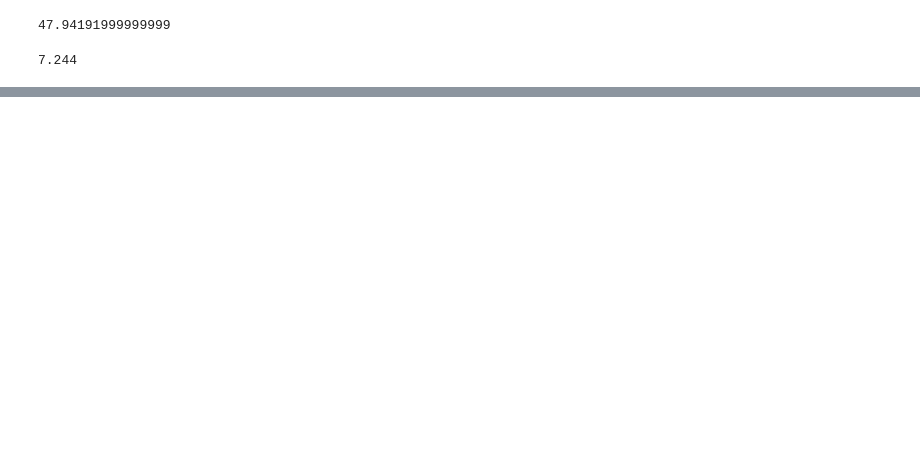
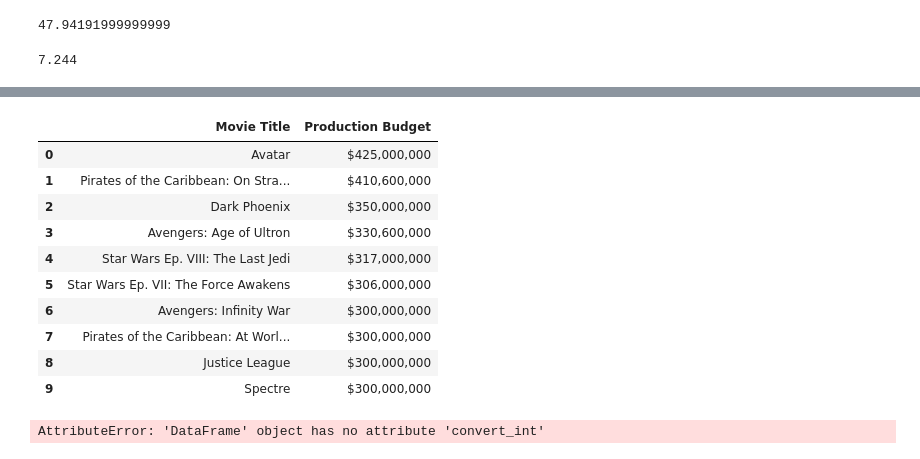
Before and after one commit to kagada01/dsc-mod-1-project-v2-1-online-ds-sp-000, a Jupyter notebook: student.ipynb, the cells around one changed output, grey strips where cells are left out. Cells and saved outputs as stored; diff of their text form; code cells hidden in the pictures; blank space fills up the shorter version.

```diff
--- a/student.ipynb
+++ b/student.ipynb
@@ -195,18 +207,41 @@ Text(0, 0.5, 'Grand Total Gross (Billions)')
 # %%
 #Visualization 3 -  "tn.movie_budgets.csv"
-#Lucrative Films are Also Expensive
+#Question 3: What are the most expensive movies to make?
 
 #Convert CSV file to DataFrame object and orient myself with the data
-df2 = pd.read_csv('/Users/DanKagan/Development/Flatiron_Assignments/online_datascience/mod_1/mod1_project/dsc-mod-1-project-v2-1-online-ds-sp-000/zippedData/bom.movie_gross.csv')
+df3 = pd.read_csv('/Users/DanKagan/Development/Flatiron_Assignments/online_datascience/mod_1/mod1_project/dsc-mod-1-project-v2-1-online-ds-sp-000/zippedData/tn.movie_budgets 2.csv')
 
 #Clean up DataFrame column names
-df2 = df2.rename(columns={
-    'title' : 'Title',
-    'studio' : 'Studio',
+df3 = df3.rename(columns={
+    'release_date' : 'Release Date',
+    'movie' : 'Movie Title',
+    'production_budget' : 'Production Budget',
     'domestic_gross' : 'Domestic Gross',
-    'foreign_gross' : 'Foreign Gross',
-    'grand_total_gross' : 'Grand_Total_Gross',
-    'year' : 'Year'
+    'worldwide_gross' : 'Worldwide Gross'
 })
 
-df2.head(10)
+df3_prodb = df3.drop(['Domestic Gross','Worldwide Gross','Release Date', 'id'], axis=1)
+
+df3_prodb.head(10)
+# %% [output]
+|  | Movie Title | Production Budget |
+| 0 | Avatar | $425,000,000 |
+| 1 | Pirates of the Caribbean: On Stra... | $410,600,000 |
+| 2 | Dark Phoenix | $350,000,000 |
+| 3 | Avengers: Age of Ultron | $330,600,000 |
+| 4 | Star Wars Ep. VIII: The Last Jedi | $317,000,000 |
+| 5 | Star Wars Ep. VII: The Force Awakens | $306,000,000 |
+| 6 | Avengers: Infinity War | $300,000,000 |
+| 7 | Pirates of the Caribbean: At Worl... | $300,000,000 |
+| 8 | Justice League | $300,000,000 |
+| 9 | Spectre | $300,000,000 |
+# %%
+#Graphs Top  Total Grossing Films in the DataFrame object
+df3_prodb.convert_int('Production Budget')
+
+#Adds labels to the graph
+#plt.title('Top 10 Grossing Films (Foreign & Domestic)')
+#plt.xlabel("Film Title")
+#plt.ylabel("Grand Total Gross (Billions)")
+# %% [output]
+AttributeError: 'DataFrame' object has no attribute 'convert_int'
```
Also changed, not shown: parts of 8 cells of this notebook.
